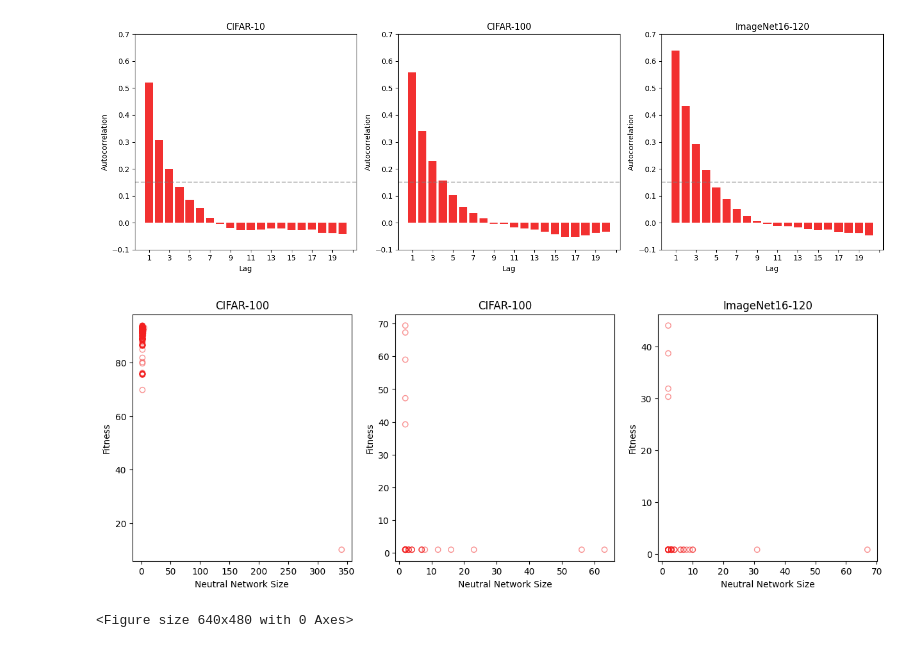
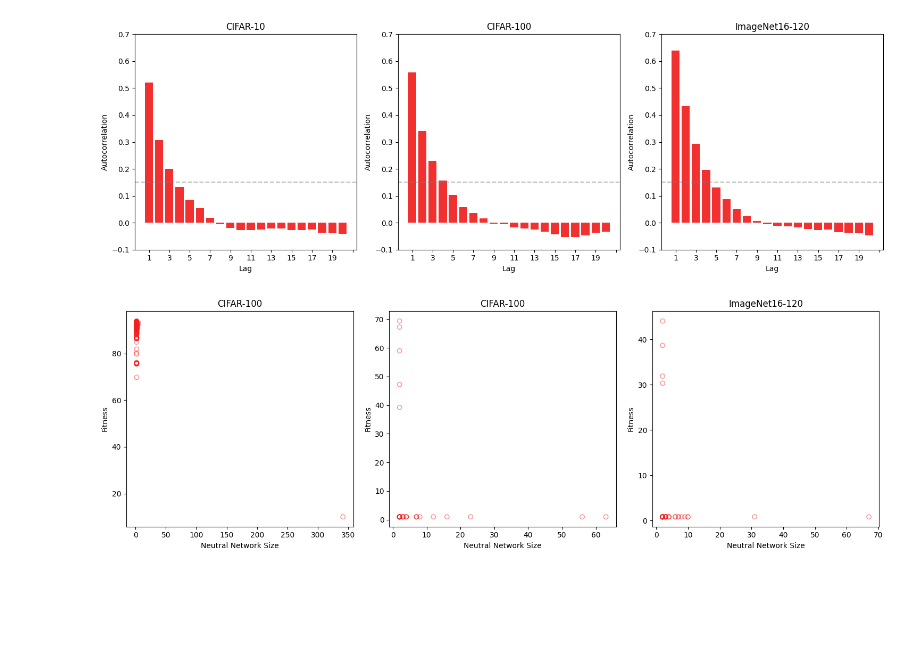
Before and after one commit to v-tao/nats-bench-landscape, a Jupyter notebook: visualizations.ipynb, the cells around one changed output. Drawn from its saved outputs; the diff is of its cells as text; code cells hidden in the pictures; blank space fills up the shorter version.

Commit message:
add visualizations

```diff
--- a/visualizations.ipynb
+++ b/visualizations.ipynb
@@ -233,33 +233,32 @@ with open("CIFAR100/data/neutral_networks.csv", "r") as nn_f:
     x = []
     y = []
     for nn_l in csv.reader(nn_f):
         nn = list(nn_l)
         x.append(len(nn))
         y.append(df.at[int(nn[0]), "CIFAR100TestAccuracy200Epochs"])
 plt.subplot(1, 3, 2)
 plt.scatter(x, y, edgecolor="#F32020", facecolor="none", alpha=0.5)
 
 plt.xlabel("Neutral Network Size")
 plt.ylabel("Fitness")
 plt.title("CIFAR-100")
 
 ########## ImageNet16-120 ##########
 with open("ImageNet/data/neutral_networks.csv", "r") as nn_f:
     x = []
     y = []
     for nn_l in csv.reader(nn_f):
         nn = list(nn_l)
         x.append(len(nn))
         y.append(df.at[int(nn[0]), "ImageNetTestAccuracy200Epochs"])
 plt.subplot(1, 3, 3)
 plt.scatter(x, y, edgecolor="#F32020", facecolor="none", alpha=0.5)
 
 plt.xlabel("Neutral Network Size")
 plt.ylabel("Fitness")
 plt.title("ImageNet16-120")
 
-plt.show()
+plt.tight_layout()
 plt.savefig("visualizations/neutral_networks.pdf")
 # %% [output]
-[figure, old version]
+[figure, new version]
-<Figure size 640x480 with 0 Axes>
```
Also changed, not shown: 5 other files.
